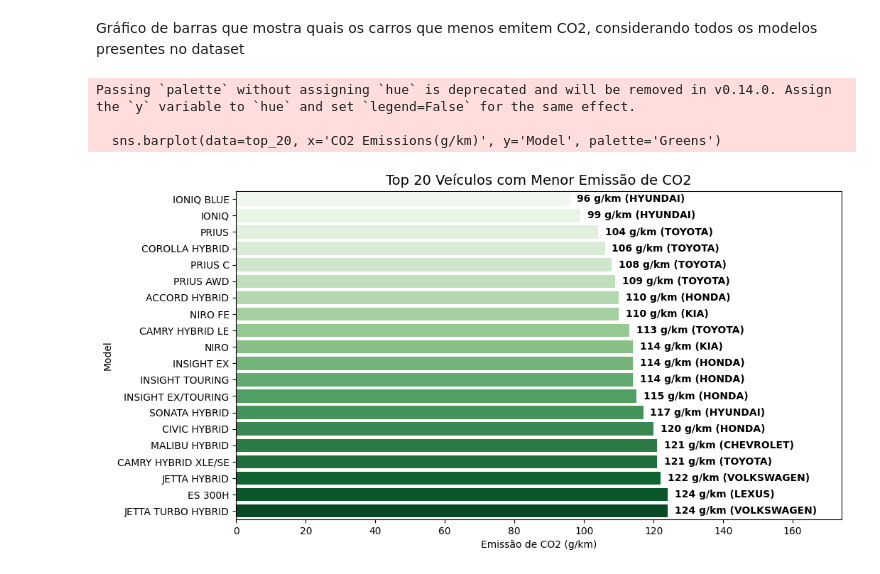
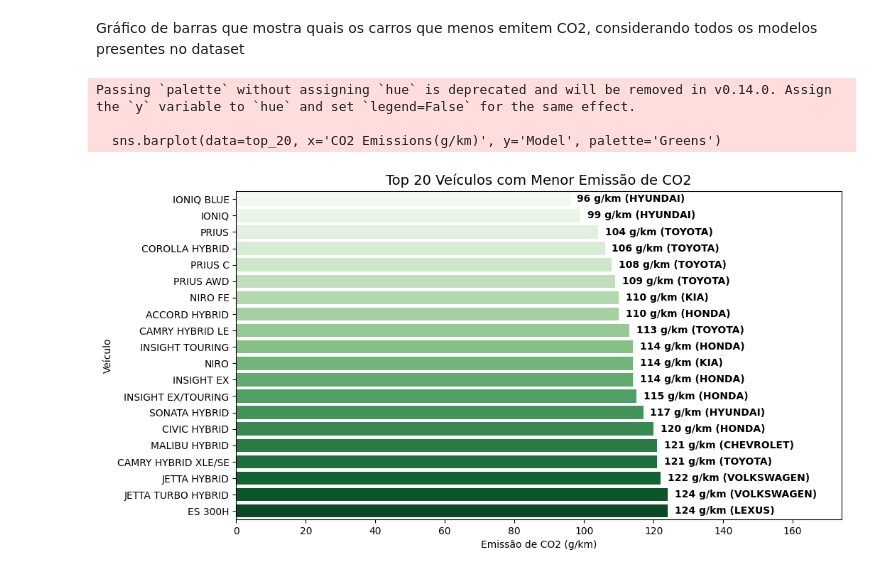
Before and after one commit to vitor-laudares/Trabalho-Final-Py_Stellantis, a Jupyter notebook: trabalho_final_py_stellantis.ipynb, the cells around one changed output. Drawn from its saved outputs; the diff is of its cells as text; code cells hidden in the pictures.

```diff
--- a/trabalho_final_py_stellantis.ipynb
+++ b/trabalho_final_py_stellantis.ipynb
@@ -94,6 +96,11 @@ data = pd.read_csv('co2.csv')
 
 # No data.info, vemos que não existem buracos nem dados faltantes
 # data.info()
+# Remove as colunas e salva no mesmo dataframe
+data = data.drop(['Fuel Consumption Comb (mpg)', 'Vehicle Class'], axis=1)
+
+# Ou, se quiser conferir se foram removidas:
+print(data.columns)
 
 # Conversão de L/100km para km/L
 colunas_consumo = ['Fuel Consumption City (L/100 km)',
@@ -123,19 +136,11 @@ data['Fuel Type'] = lista_combustiveis
 # %%
+# Remove espaços e deixas as categorias "Montadora" e "Modelo"
+data['Make'] = data['Make'].str.upper().str.strip()
+data['Model'] = data['Model'].str.upper().str.strip()
+
 # Total de carros antes de remover as duplicatas
 total_antes = len(data)
-
-# Cria um dataframe temporário
-data_temp = data.copy()
-
-# Percorre cada coluna e transforma tudo para minúsculo
-for coluna in data_temp.columns:
-    data_temp[coluna] = data_temp[coluna].astype(str).str.lower()
-
-# Encontra os dados duplicados
-duplicatas = data_temp.duplicated()
-
-# Remove as duplicatas do dataframe original
-data = data[~duplicatas]
+data = data.drop_duplicates()
 
 # Print de quantos dados foram removidos
 removidos = total_antes - len(data)
@@ -154,10 +159,5 @@ bmw_marcas = ['BMW', 'MINI', 'ROLLS-ROYCE']
 ford_marcas = ['FORD', 'LINCOLN']
 honda_marcas = ['HONDA', 'ACURA']
 
-data['Model'] = data['Model'].str.upper().str.strip()
-# Transformama as marcas para maiúsculo
-data['Make_Lower'] = data['Make'].str.upper()
-
-# Subconjunto de dados contendo apenas as marcas do grupo Stellantis
-df_stellantis = data[data['Make_Lower'].isin(stellantis_marcas)]
+df_stellantis = data[data['Make'].isin(stellantis_marcas)]
 # %% [output]
@@ -325,31 +353,32 @@ Gráfico de barras que mostra quais os carros que menos emitem CO2, considerando
 # %%
 # Organiza do menor para o maior
 data_ordenada = data.sort_values('CO2 Emissions(g/km)')
 
 # Remove duplicatas de modelo, pra nao ficar redundante quando um carro tiver várias versões
 top_20 = data_ordenada.drop_duplicates(subset='Model').head(20)
 
 # Inicializa a plotagem
 plt.figure(figsize=(11, 6))
 
 sns.barplot(data=top_20, x='CO2 Emissions(g/km)', y='Model', palette='Greens')
 
 plt.title('Top 20 Veículos com Menor Emissão de CO2', fontsize=14)
 plt.xlabel('Emissão de CO2 (g/km)')
+plt.ylabel('Veículo')
 
 # Colocando os valores e a montadora na frente
 for i, (idx, row) in enumerate(top_20.iterrows()):
     valor = row['CO2 Emissions(g/km)']
     marca = row['Make']
     plt.text(valor + 2, i, f"{int(valor)} g/km ({marca})", va='center', fontweight='bold')
 
 plt.xlim(0, top_20['CO2 Emissions(g/km)'].max() + 50)
 plt.show()
 # %% [output]
 Passing `palette` without assigning `hue` is deprecated and will be removed in v0.14.0. Assign the `y` variable to `hue` and set `legend=False` for the same effect.
 
   sns.barplot(data=top_20, x='CO2 Emissions(g/km)', y='Model', palette='Greens')
-[figure, old version]
+[figure, new version]
 # %%
 # data['EVE'] = data['Fuel Consumption Comb (km/L)'] / data['Engine Size(L)']
 
```
Also changed, not shown: parts of 7 cells of this notebook.
